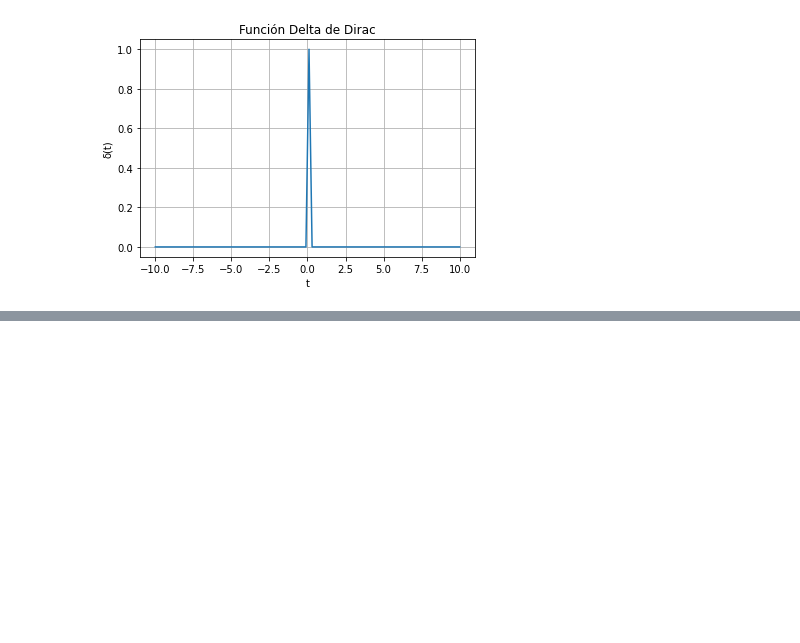
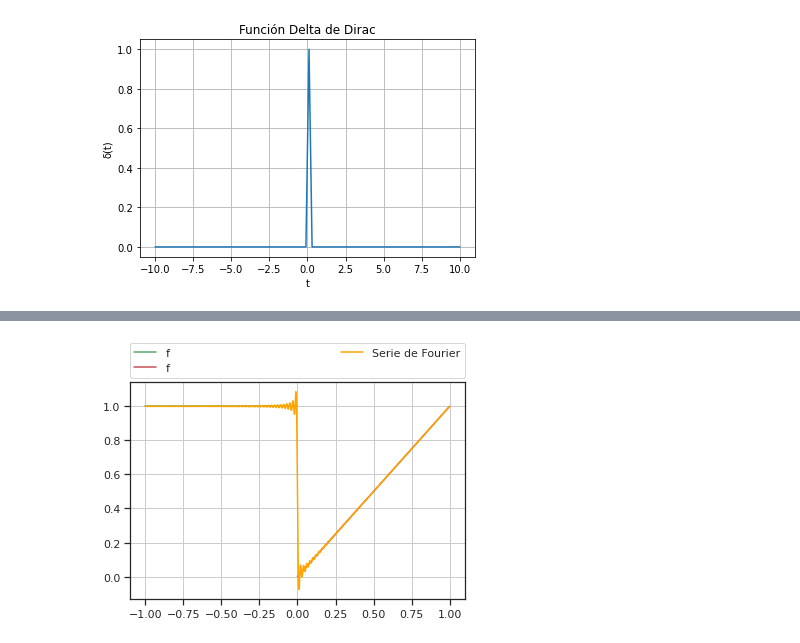
Before and after one commit to suflorcita/clases, a Jupyter notebook: señales.ipynb, the cells around one changed output, grey strips where cells are left out. Cells and saved outputs as stored; diff of their text form; code cells hidden in the pictures; blank space fills up the shorter version.

```diff
--- a/señales.ipynb
+++ b/señales.ipynb
@@ -58,0 +158,31 @@ plt.show()
+# %%
+def fourier_6b(x, n):
+    f1 =(((-1)**n - 1)/((np.pi ** 2) * (n ** 2)))* np.cos(n* np.pi* x) - (1/(n* np.pi))* np.sin(n* np.pi* x)
+    return f1
+# %%
+f1 = 3/4
+n = 1
+n_total = 100
+# %%
+x3 = np.linspace(-1, 0,1000)
+x4 = np.linspace(0, 1, 1000)
+x5 = np.linspace(-1, 1, 1000)
+# %%
+while n < n_total:
+    f1 += fourier_6b(x5, n)
+    #plt.plot(x5, f1)
+    #camera.snap()
+    n += 1
+# %%
+plt.plot(x3,[1 for x in x3], 'g', label = "f")
+plt.plot(x4, [x for x in x4], 'r', label = "f")
+plt.plot(x5, f1, 'orange', label = "Serie de Fourier")
+
+
+plt.legend(bbox_to_anchor=(0., 1.02, 1., .102), loc='lower left',
+           ncol=2, mode="expand", borderaxespad=0.)
+
+plt.grid()
+plt.show()
+# %% [output]
+[figure, added]
```
Also changed, not shown: parts of 29 cells of this notebook.
